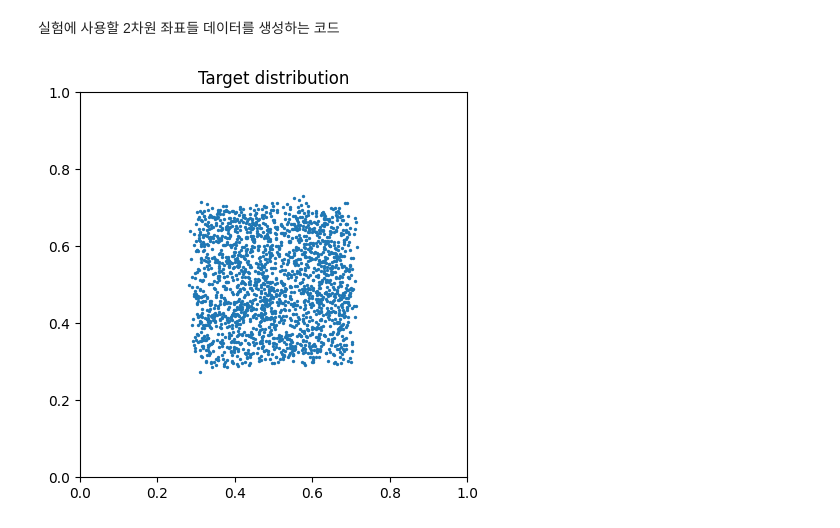
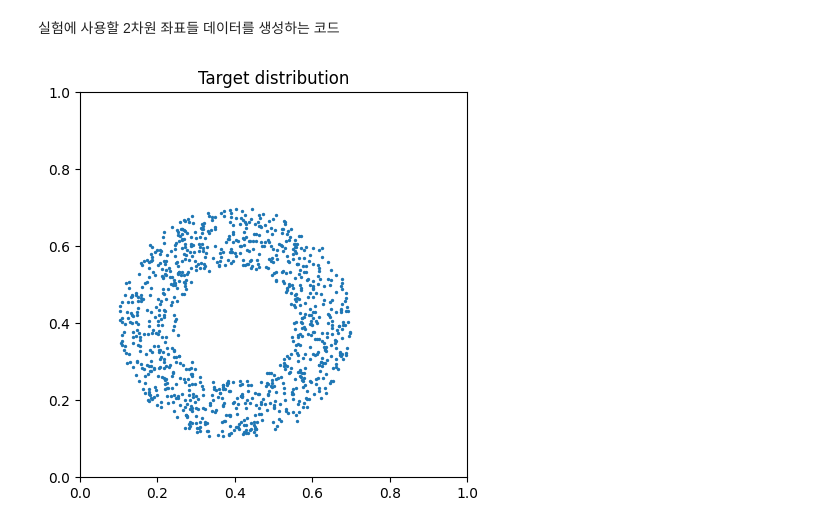
Before and after one commit to red1108/infoQGAN, a Jupyter notebook: 2D_prepare.ipynb, the cells around one changed output. Drawn from its saved outputs; the diff is of its cells as text; code cells hidden in the pictures.

Commit message:
add target datas

```diff
--- a/2D_prepare.ipynb
+++ b/2D_prepare.ipynb
@@ -17,28 +17,30 @@ from modules import PointGenerator  # 초기 import
 importlib.reload(PointGenerator)  # 모듈 갱신
 
 # 클래스 인스턴스 생성
-data_num = 2000
-idx = 5
+data_num = 1000
+data_type = "donut"
+idx = 1
 generator = PointGenerator.PointGenerator(data_num)
 # %%
 # 원하는 분포 생성 (예: 'curve')
-generate_function = generator.generate_box # 이걸 바꿔주면 된다.
+
+generate_function = generator.generate_biased_donut # 이걸 바꿔주면 된다.
 data = generate_function()
 
 # 그래프 그리기
 plt.figure(figsize=(5, 5))
 plt.scatter(data[:, 0], data[:, 1], s=2.0)
 plt.title('Target distribution')
 plt.xlim((0, 1))
 plt.ylim((0, 1))
 
-np.savetxt(f'data/2D/box_{data_num}_{idx}.txt', data) # 2차원 점 분포를 txt 파일에 저장
-plt.savefig(f'data/2D/box_{data_num}_{idx}.png') # 2차원 점 분포를 png 파일로 저장
+np.savetxt(f'data/2D/{data_type}_{data_num}_{idx}.txt', data) # 2차원 점 분포를 txt 파일에 저장
+plt.savefig(f'data/2D/{data_type}_{data_num}_{idx}.png') # 2차원 점 분포를 png 파일로 저장
 plt.show()
 
 function_code = inspect.getsource(generate_function)
-output_code_path = f'data/2D/box_{data_num}_{idx}_code.txt'
+output_code_path = f'data/2D/{data_type}_{data_num}_{idx}_code.txt'
 with open(output_code_path, 'w') as file:
     file.write(function_code)
 # %% [output]
-[figure, old version]
+[figure, new version]
```
Also changed, not shown: 20 other files.
